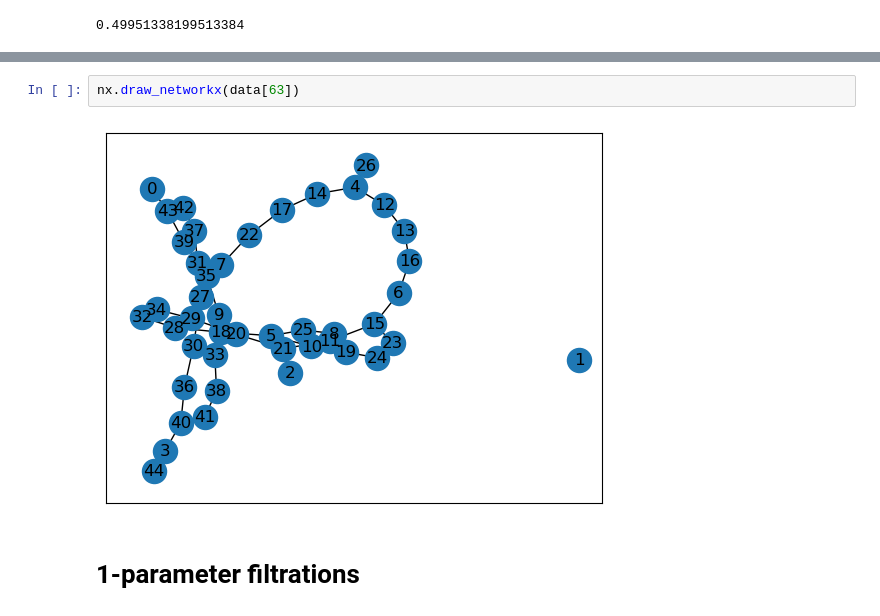
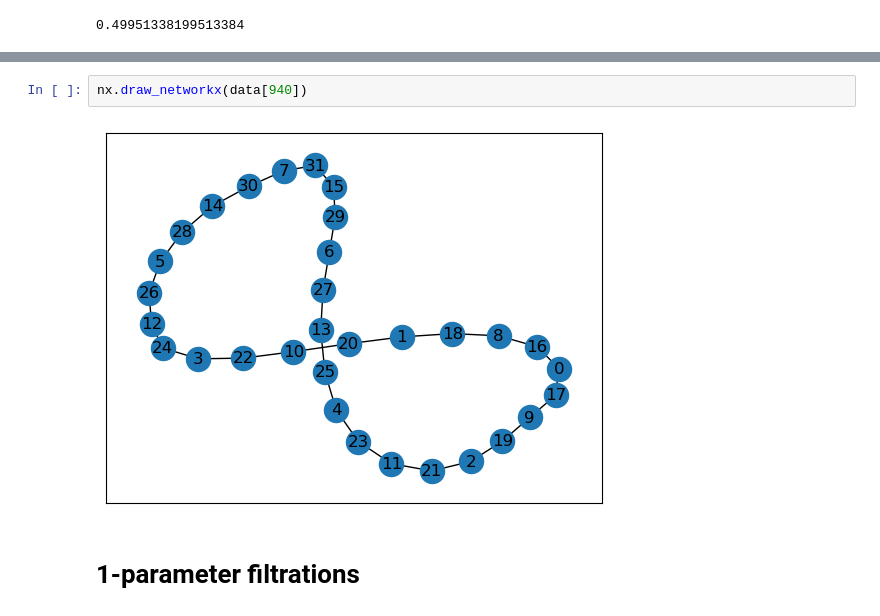
Before and after one commit to dgurnari/graphtda, a Jupyter notebook: examples/example_classification_pipeline_NCI1.ipynb, the cells around one changed output, grey strips where cells are left out. Cells and saved outputs as stored; diff of their text form.

```diff
--- a/examples/example_classification_pipeline_NCI1.ipynb
+++ b/examples/example_classification_pipeline_NCI1.ipynb
@@ -34,7 +34,7 @@ nx.draw_networkx(data[1])
 # %%
-nx.draw_networkx(data[63])
+nx.draw_networkx(data[940])
 # %% [output]
-[figure, old version]
+[figure, new version]
 # %% [markdown]
 # 1-parameter filtrations
 # %% [markdown]
```
Also changed, not shown: parts of 11 cells of this notebook, 6 other files.
